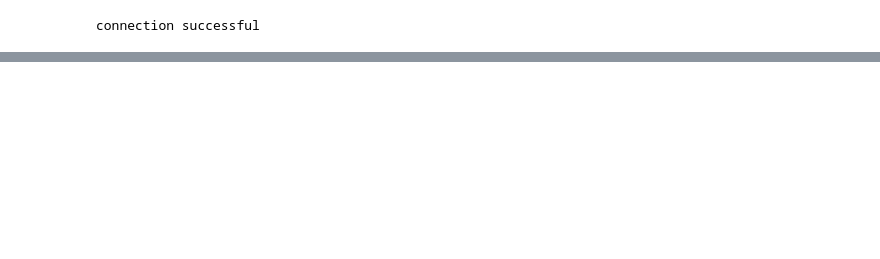
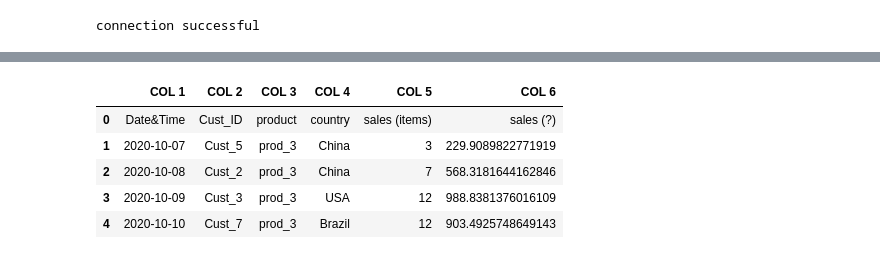
Before and after one commit to veniapputrii/Beginner, a Jupyter notebook: Accessing data to Visualization.ipynb, the cells around one changed output, grey strips where cells are left out. Cells and saved outputs as stored; diff of their text form; code cells hidden in the pictures; blank space fills up the shorter version.

```diff
--- a/Accessing data to Visualization.ipynb
+++ b/Accessing data to Visualization.ipynb
@@ -90,0 +95,9 @@ df
+# %%
+df.head()
+# %% [output]
+|  | COL 1 | COL 2 | COL 3 | COL 4 | COL 5 | COL 6 |
+| 0 | Date&Time | Cust_ID | product | country | sales (items) | sales (?) |
+| 1 | 2020-10-07 | Cust_5 | prod_3 | China | 3 | 229.9089822771919 |
+| 2 | 2020-10-08 | Cust_2 | prod_3 | China | 7 | 568.3181644162846 |
+| 3 | 2020-10-09 | Cust_3 | prod_3 | USA | 12 | 988.8381376016109 |
+| 4 | 2020-10-10 | Cust_7 | prod_3 | Brazil | 12 | 903.4925748649143 |
```
Also changed, not shown: parts of 25 cells of this notebook.
